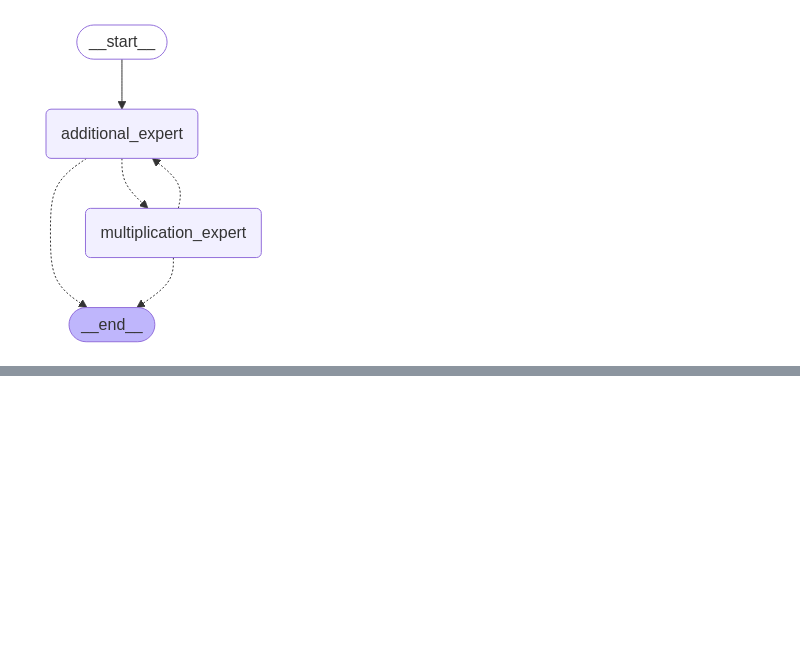
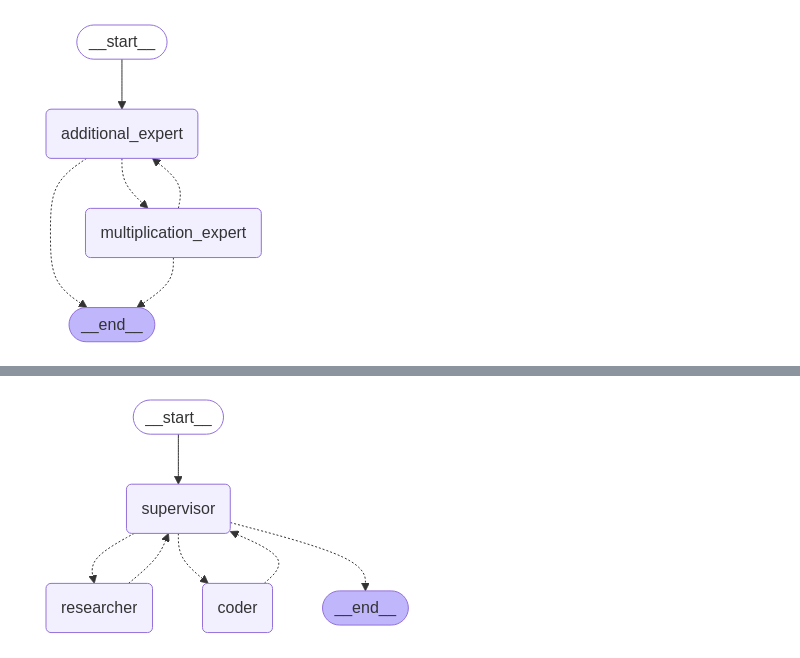
Before and after one commit to sunnysavita10/genai_bootcamp, a Jupyter notebook: langgraph-agents/Multiagent.ipynb, the cells around one changed output, grey strips where cells are left out. Cells and saved outputs as stored; diff of their text form; code cells hidden in the pictures; blank space fills up the shorter version.

```diff
--- a/langgraph-agents/Multiagent.ipynb
+++ b/langgraph-agents/Multiagent.ipynb
@@ -141,0 +264,45 @@ app.invoke({"messages":[("user","what's (3 + 5) * 12. Provide me the output")]})
+# %%
+def research_node(state: State) -> Command[Literal["supervisor"]]:
+
+    research_agent = create_react_agent(openai_model, tools=[tavaily_tool], prompt="You are a researcher. DO NOT do any math.")
+
+    result = research_agent.invoke(state)
+
+    return Command(
+        update={
+            "messages": [
+                HumanMessage(content=result["messages"][-1].content, name="researcher")
+            ]
+        },
+        goto="supervisor",
+    )
+# %%
+def code_node(state: State) -> Command[Literal["supervisor"]]:
+
+    code_agent = create_react_agent(openai_model, tools=[python_repl_tool])
+
+    result = code_agent.invoke(state)
+
+    return Command(
+        update={
+            "messages": [
+                HumanMessage(content=result["messages"][-1].content, name="coder")
+            ]
+        },
+        goto="supervisor",
+    )
+# %%
+graph=StateGraph(State)
+# %%
+graph.add_node("supervisor",supervisor_node)
+graph.add_node("researcher", research_node)
+graph.add_node("coder", code_node)
+
+graph.add_edge(START,"supervisor")
+app=graph.compile()
+# %%
+from IPython.display import display, Image
+
+display(Image(app.get_graph().draw_mermaid_png()))
+# %% [output]
+[figure, added]
```
Also changed, not shown: parts of 22 cells of this notebook.
